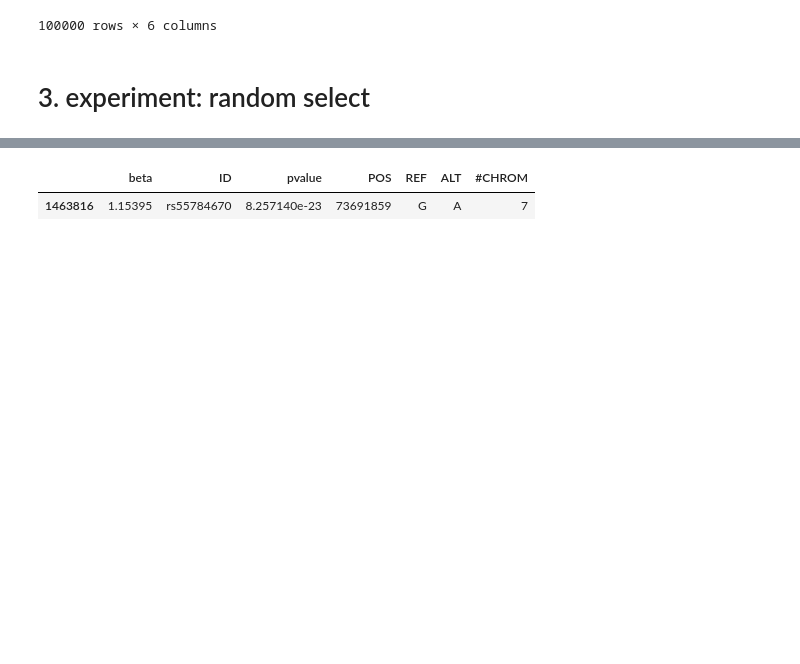
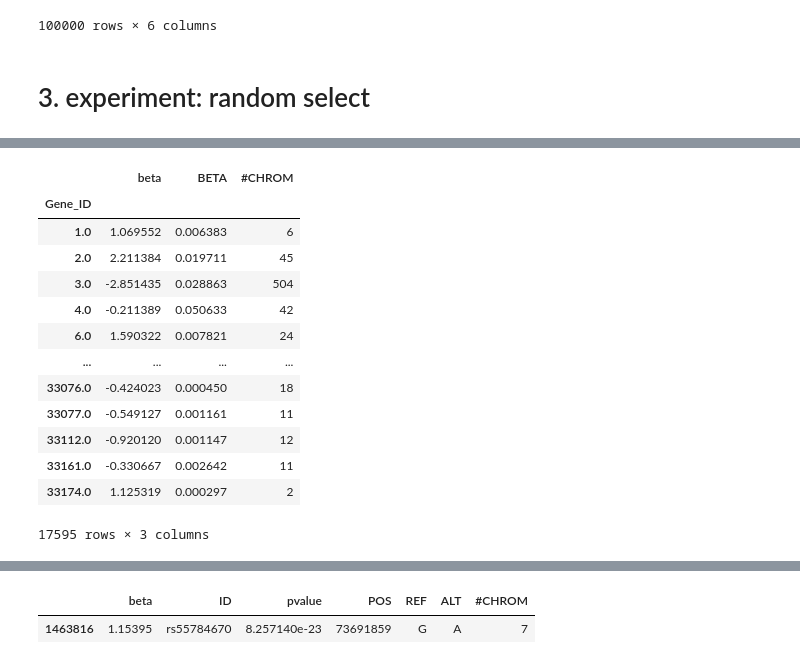
Before and after one commit to SedraAbouGhaloun/qtls, a Jupyter notebook: sort_and_prepare.ipynb, the cells around one changed output, grey strips where cells are left out. Saved outputs shown, nothing was run; the diff lists cells and outputs as text; code cells hidden in the pictures; blank space fills up the shorter version.

```diff
--- a/sort_and_prepare.ipynb
+++ b/sort_and_prepare.ipynb
@@ -474,8 +401,8 @@ another_random_2Mio=another_random_2Mio.drop_duplicates(subset=['ID','POS','REF'
 # %%
 # drop variants that have different alternatives
 
-another_random_2Mio = another_random_2Mio.drop_duplicates(subset=['ID', 'POS', 'REF', '#CHROM']).reset_index(drop =True)
+another_random_2M = another_random_2M.drop_duplicates(subset=['ID', 'POS', 'REF', '#CHROM']).reset_index(drop =True)
 # %%
 # drop variants that have same postion and alternative, but different ID
 
-another_random_2Mio = another_random_2Mio.drop_duplicates(subset=['POS', 'REF', 'ALT', '#CHROM']).reset_index(drop =True)
+another_random_2M = another_random_2M.drop_duplicates(subset=['POS', 'REF', 'ALT', '#CHROM']).reset_index(drop =True)
@@ -484,3 +409,20 @@ q = another_random_2Mio.groupby(['#CHROM','POS']).size().reset_index(name='Freq'
+# %%
+another_random_2M.head(100_000).groupby(['Gene_ID']).sum()
+# %% [output]
+|  | beta | BETA | #CHROM |
+| Gene_ID |  |  |  |
+| 1.0 | 1.069552 | 0.006383 | 6 |
+| 2.0 | 2.211384 | 0.019711 | 45 |
+| 3.0 | -2.851435 | 0.028863 | 504 |
+| 4.0 | -0.211389 | 0.050633 | 42 |
+| 6.0 | 1.590322 | 0.007821 | 24 |
+| ... | ... | ... | ... |
+| 33076.0 | -0.424023 | 0.000450 | 18 |
+| 33077.0 | -0.549127 | 0.001161 | 11 |
+| 33112.0 | -0.920120 | 0.001147 | 12 |
+| 33161.0 | -0.330667 | 0.002642 | 11 |
+| 33174.0 | 1.125319 | 0.000297 | 2 |
+17595 rows × 3 columns
 # %%
 len(q.loc[q.Freq == 2].POS)
 # %% [output]
```
Also changed, not shown: parts of 85 cells of this notebook.
